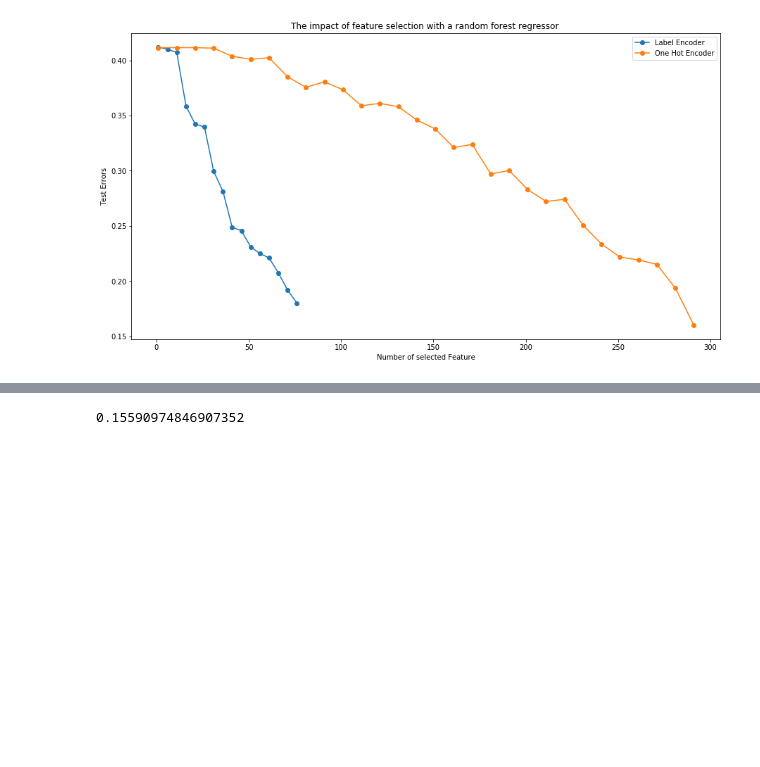
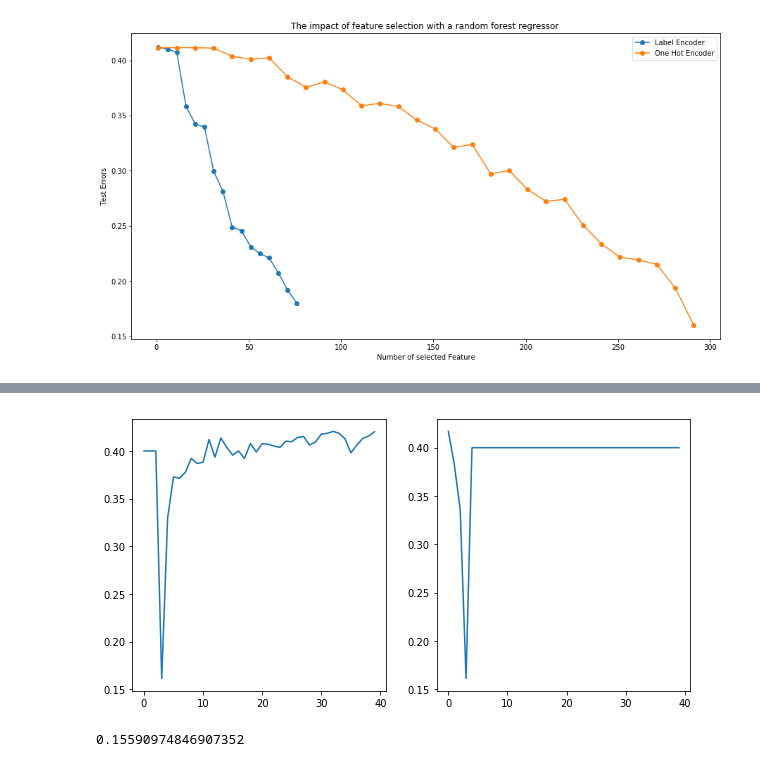
Before and after one commit to Gadiben/AML2018, a Jupyter notebook: Notebooks/challenges/Propre_Processing.ipynb, the cells around one changed output, grey strips where cells are left out. Saved outputs shown, nothing was run; the diff lists cells and outputs as text; code cells hidden in the pictures; blank space fills up the shorter version.

```diff
--- a/Notebooks/challenges/Propre_Processing.ipynb
+++ b/Notebooks/challenges/Propre_Processing.ipynb
@@ -654,3 +685,12 @@ plt.show()
+# %%
+plt.figure(figsize=(10,5))
+plt.subplot(121)
+plt.plot(test_error_grid[3])
+plt.subplot(122)
+plt.plot(test_error_grid.T[3])
+plt.show()
+# %% [output]
+[figure, added]
 # %%
 min_err
 # %% [output]
```
Also changed, not shown: parts of 8 cells of this notebook.
